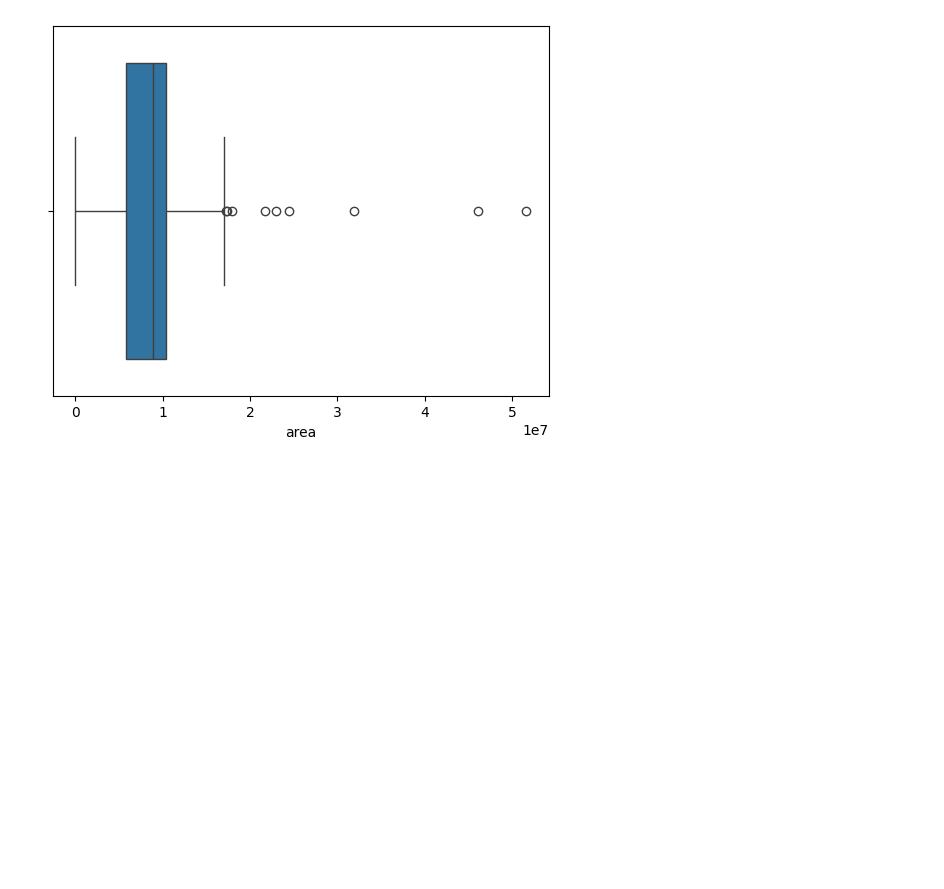
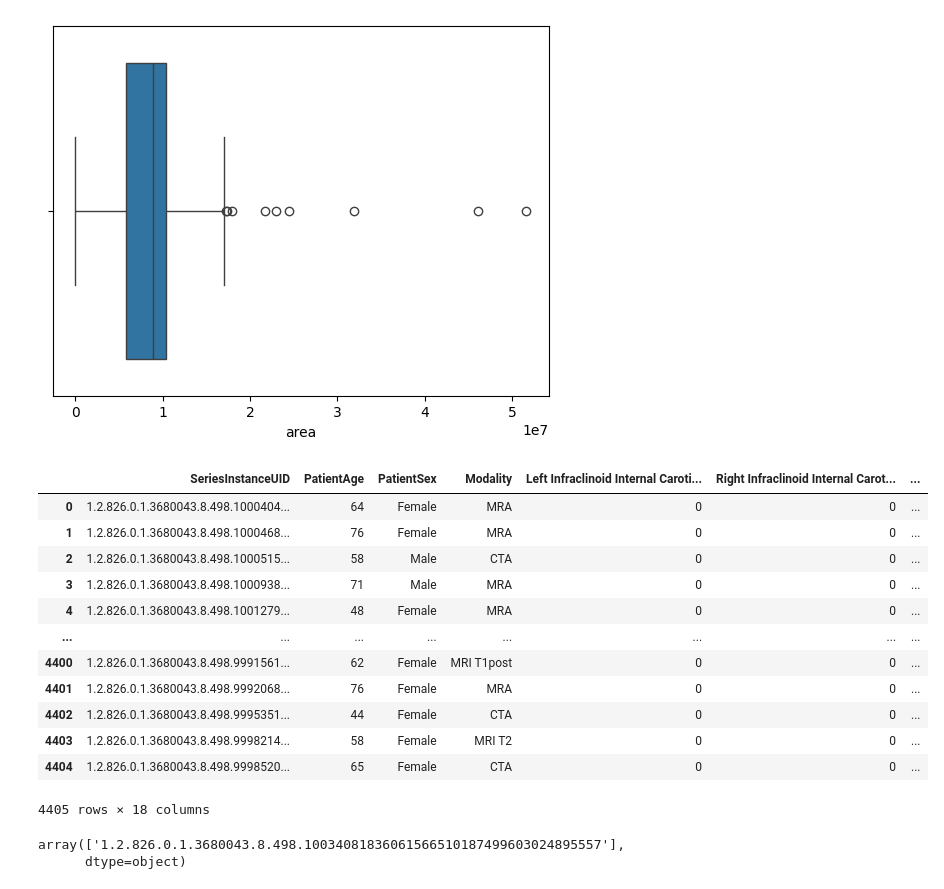
Before and after one commit to BhaveshSolanki32/Aneurysm_detection, a Jupyter notebook: train_data.ipynb, the cells around one changed output. Drawn from its saved outputs; the diff is of its cells as text; code cells hidden in the pictures; blank space fills up the shorter version.

```diff
--- a/train_data.ipynb
+++ b/train_data.ipynb
@@ -55,0 +58,24 @@ sns.boxplot(x=df_pre_data_suc['area'])
+# %%
+train_df = pd.read_csv(r'rsna-intracranial-aneurysm-detection\train.csv')
+# %%
+train_df
+# %% [output]
+|  | SeriesInstanceUID | PatientAge | PatientSex | Modality | Left Infraclinoid Internal Caroti... | Right Infraclinoid Internal Carot... | ... |
+| 0 | 1.2.826.0.1.3680043.8.498.1000404... | 64 | Female | MRA | 0 | 0 | ... |
+| 1 | 1.2.826.0.1.3680043.8.498.1000468... | 76 | Female | MRA | 0 | 0 | ... |
+| 2 | 1.2.826.0.1.3680043.8.498.1000515... | 58 | Male | CTA | 0 | 0 | ... |
+| 3 | 1.2.826.0.1.3680043.8.498.1000938... | 71 | Male | MRA | 0 | 0 | ... |
+| 4 | 1.2.826.0.1.3680043.8.498.1001279... | 48 | Female | MRA | 0 | 0 | ... |
+| ... | ... | ... | ... | ... | ... | ... | ... |
+| 4400 | 1.2.826.0.1.3680043.8.498.9991561... | 62 | Female | MRI T1post | 0 | 0 | ... |
+| 4401 | 1.2.826.0.1.3680043.8.498.9992068... | 76 | Female | MRA | 0 | 0 | ... |
+| 4402 | 1.2.826.0.1.3680043.8.498.9995351... | 44 | Female | CTA | 0 | 0 | ... |
+| 4403 | 1.2.826.0.1.3680043.8.498.9998214... | 58 | Female | MRI T2 | 0 | 0 | ... |
+| 4404 | 1.2.826.0.1.3680043.8.498.9998520... | 65 | Female | CTA | 0 | 0 | ... |
+4405 rows × 18 columns
+# %%
+prep_df = pd.DataFrame((files[:-7] for files in list_of_files), columns=['SeriesInstanceUID'])
+prep_df.iloc[3].values
+# %% [output]
+array(['1.2.826.0.1.3680043.8.498.10034081836061566510187499603024895557'],
+      dtype=object)
```
Also changed, not shown: parts of 11 cells of this notebook, 3 other files.
